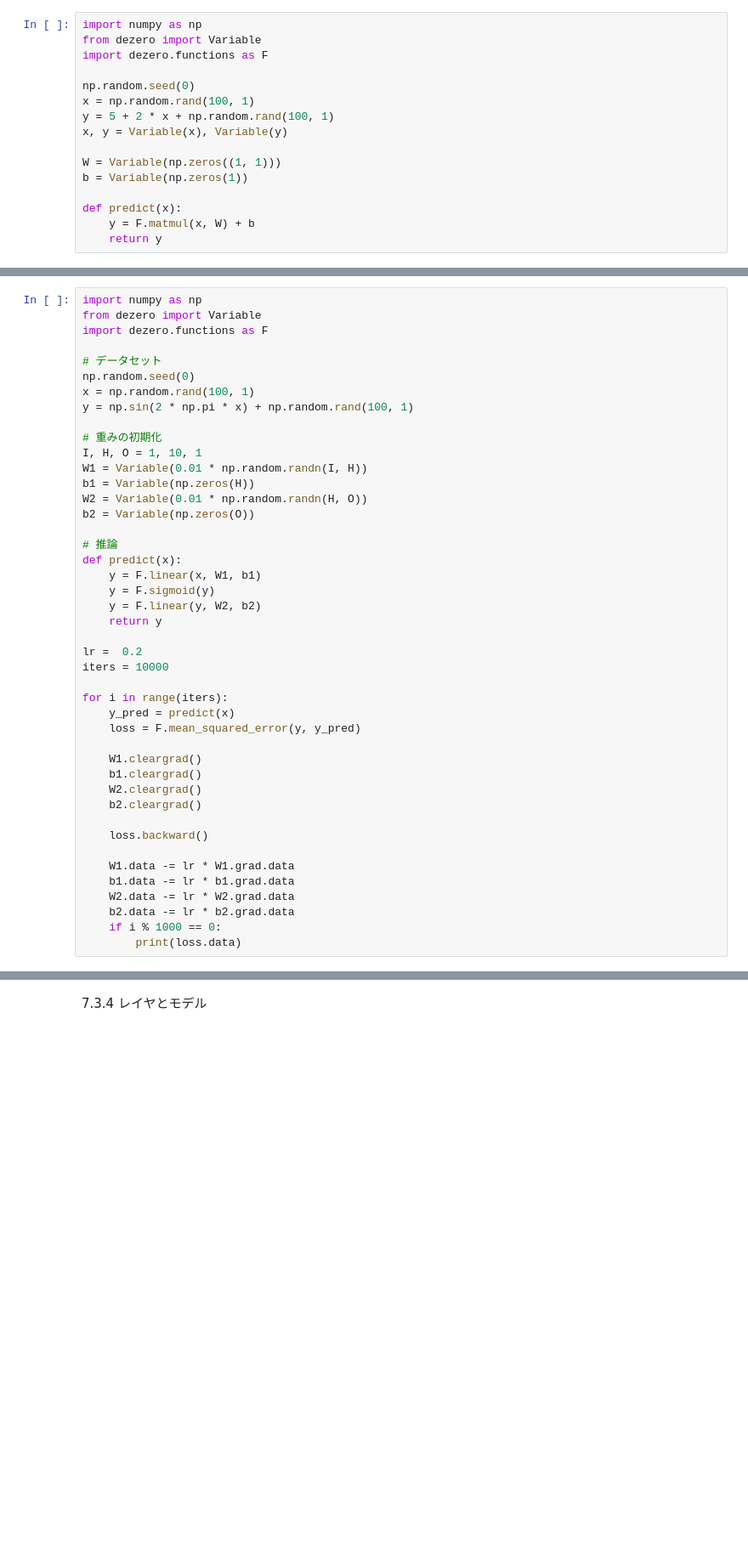
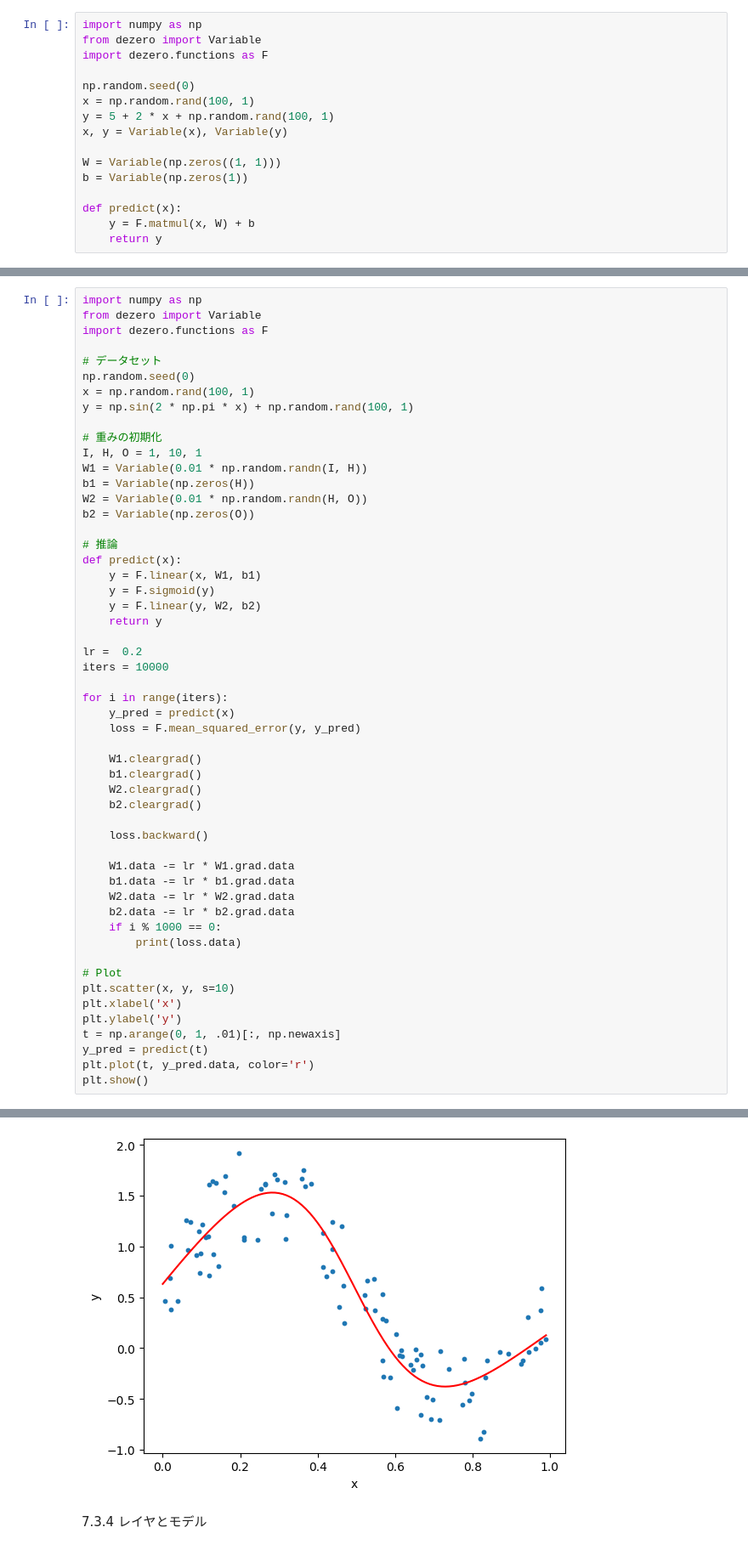
Before and after one commit to jiwon7787/MyDeepLearning, a Jupyter notebook: DL4/5_Neural Network and Q learning.ipynb, the cells around one changed output, grey strips where cells are left out. Shown at 85% size. Saved outputs shown, nothing was run; the diff lists cells and outputs as text; blank space fills up the shorter version.

```diff
--- a/DL4/5_Neural Network and Q learning.ipynb
+++ b/DL4/5_Neural Network and Q learning.ipynb
@@ -206,33 +210,43 @@ lr =  0.2
 iters = 10000
 
 for i in range(iters):
     y_pred = predict(x)
     loss = F.mean_squared_error(y, y_pred)
 
     W1.cleargrad()
     b1.cleargrad()
     W2.cleargrad()
     b2.cleargrad()
 
     loss.backward()
 
     W1.data -= lr * W1.grad.data
     b1.data -= lr * b1.grad.data
     W2.data -= lr * W2.grad.data
     b2.data -= lr * b2.grad.data
     if i % 1000 == 0:
         print(loss.data)
+
+# Plot
+plt.scatter(x, y, s=10)
+plt.xlabel('x')
+plt.ylabel('y')
+t = np.arange(0, 1, .01)[:, np.newaxis]
+y_pred = predict(t)
+plt.plot(t, y_pred.data, color='r')
+plt.show()
 # %% [output]
 0.8473695850105871
 0.2514286285183606
 0.24759485466749875
 0.23786120447054832
 0.2122223133310295
 0.1674218111783421
 0.09681932619992707
 0.07849528290602338
 0.07749729552991161
 0.07722132399559319
+[figure, added]
 # %% [markdown]
 7.3.4 レイヤとモデル
 # %%
```
Also changed, not shown: parts of 10 cells of this notebook.
